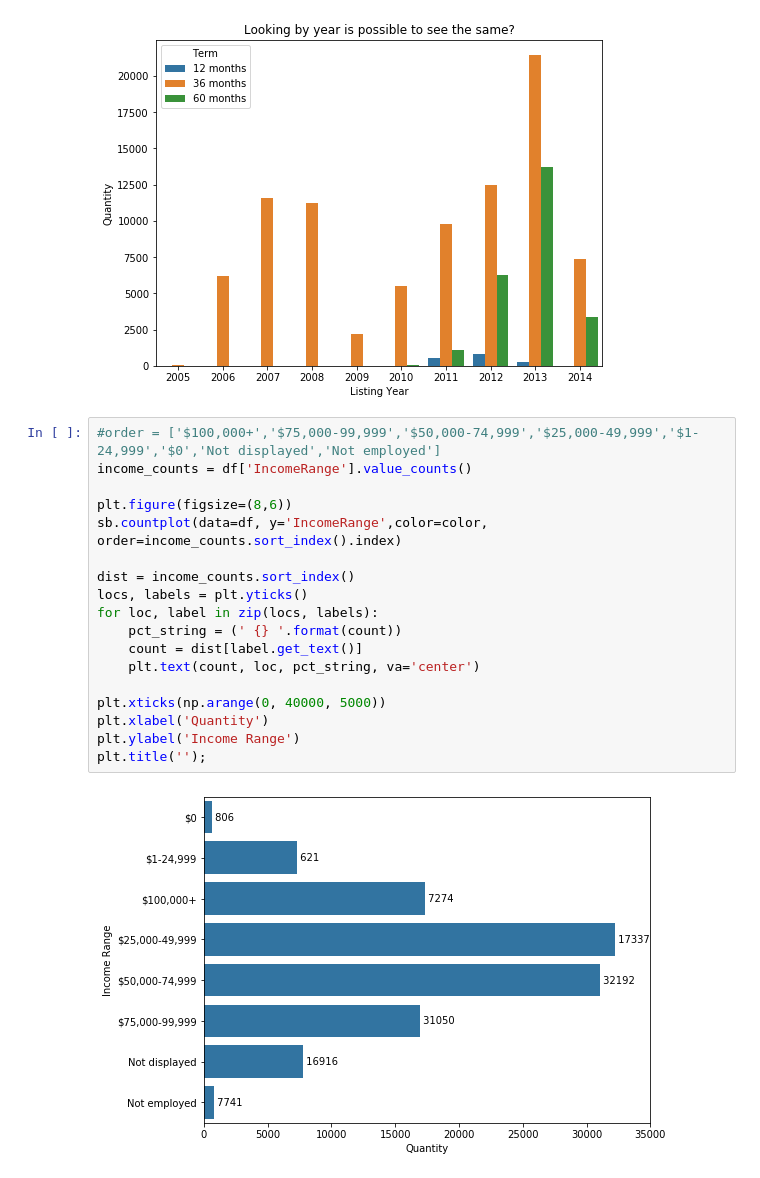
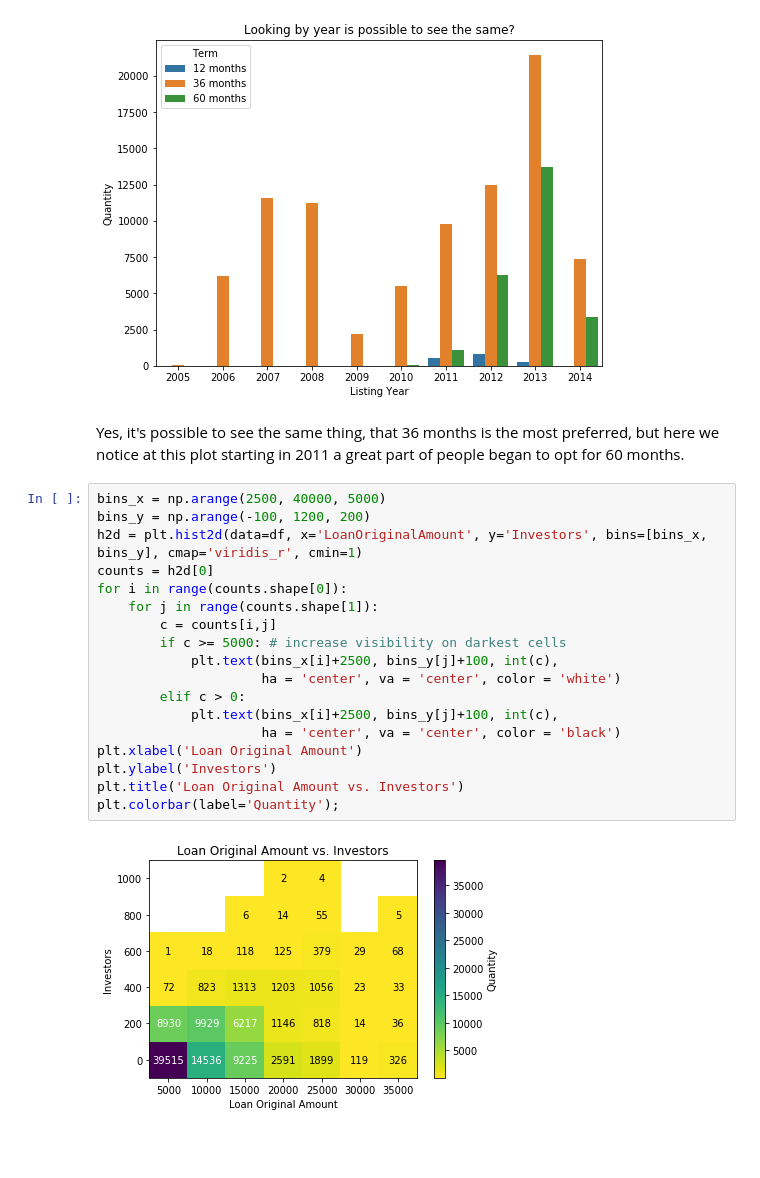
Before and after one commit to Phomint/Udacity_DataAnalysis, a Jupyter notebook: Projects/Project_5/exploration_template.ipynb, the cells around one changed output. Cells and saved outputs as stored; diff of their text form; blank space fills up the shorter version.

```diff
--- a/Projects/Project_5/exploration_template.ipynb
+++ b/Projects/Project_5/exploration_template.ipynb
@@ -113,23 +142,25 @@ plt.ylabel('Quantity')
 plt.legend(['12 months', '36 months', '60 months'], loc='upper left', title='Term');
 # %% [output]
 [figure]
-# %%
-#order = ['$100,000+','$75,000-99,999','$50,000-74,999','$25,000-49,999','$1-24,999','$0','Not displayed','Not employed']
-income_counts = df['IncomeRange'].value_counts()
-
-plt.figure(figsize=(8,6))
-sb.countplot(data=df, y='IncomeRange',color=color, order=income_counts.sort_index().index)
-
-dist = income_counts.sort_index()
-locs, labels = plt.yticks()
-for loc, label in zip(locs, labels):
-    pct_string = (' {} '.format(count))
-    count = dist[label.get_text()]
-    plt.text(count, loc, pct_string, va='center')
-
-plt.xticks(np.arange(0, 40000, 5000))
-plt.xlabel('Quantity')
-plt.ylabel('Income Range')
-plt.title('');
-# %% [output]
-[figure, removed]
+# %% [markdown]
+Yes, it's possible to see the same thing, that 36 months is the most preferred, but here we notice at this plot starting in 2011 a great part of people began to opt for 60 months.
+# %%
+bins_x = np.arange(2500, 40000, 5000)
+bins_y = np.arange(-100, 1200, 200)
+h2d = plt.hist2d(data=df, x='LoanOriginalAmount', y='Investors', bins=[bins_x, bins_y], cmap='viridis_r', cmin=1)
+counts = h2d[0]
+for i in range(counts.shape[0]):
+    for j in range(counts.shape[1]):
+        c = counts[i,j]
+        if c >= 5000: # increase visibility on darkest cells
+            plt.text(bins_x[i]+2500, bins_y[j]+100, int(c),
+                     ha = 'center', va = 'center', color = 'white')
+        elif c > 0:
+            plt.text(bins_x[i]+2500, bins_y[j]+100, int(c),
+                     ha = 'center', va = 'center', color = 'black')
+plt.xlabel('Loan Original Amount')
+plt.ylabel('Investors')
+plt.title('Loan Original Amount vs. Investors')
+plt.colorbar(label='Quantity');
+# %% [output]
+[figure, added]
```
Also changed, not shown: parts of 9 cells of this notebook.
